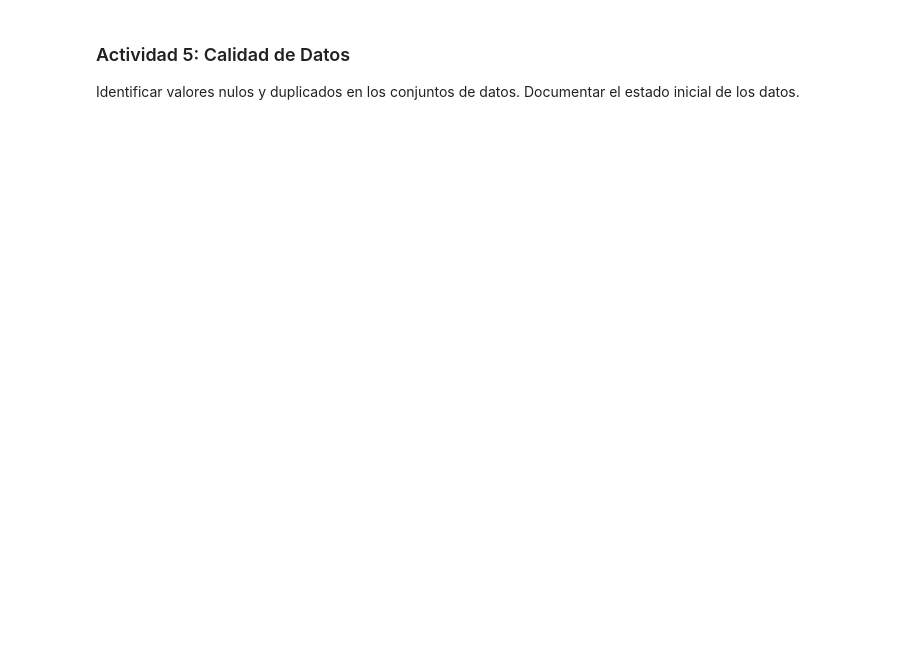
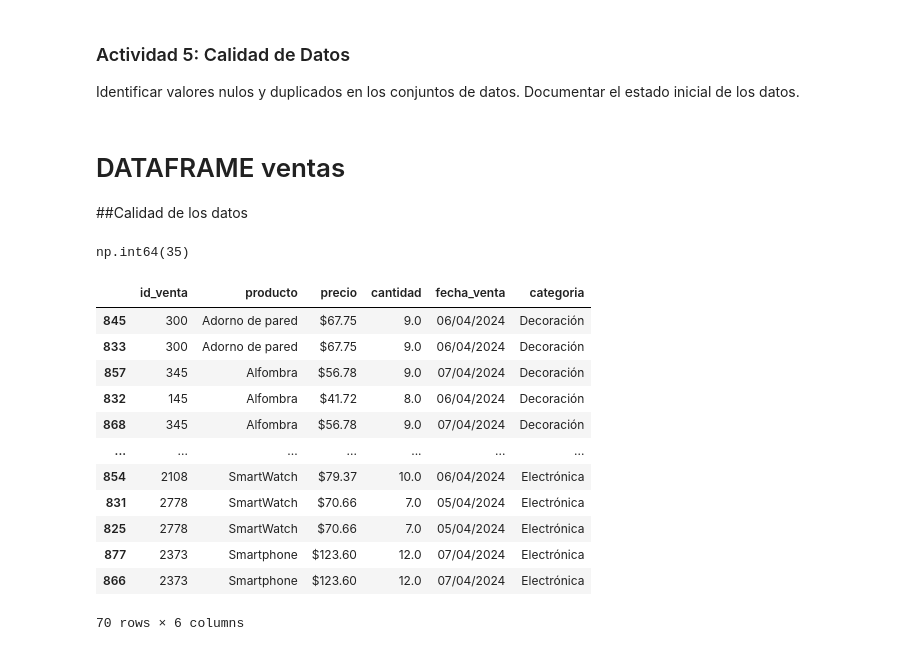
Before and after one commit to VASUDEVAKAMASWAMI/TT-2C2025-Data-Analitycs-Notebooks, a Jupyter notebook: pre_entrega.ipynb, the cells around one changed output. Cells and saved outputs as stored; diff of their text form; code cells hidden in the pictures; blank space fills up the shorter version.

```diff
--- a/pre_entrega.ipynb
+++ b/pre_entrega.ipynb
@@ -202,3 +373,29 @@ df_marketing["producto"].unique()
 ### Actividad 5: Calidad de Datos
 
 Identificar valores nulos y duplicados en los conjuntos de datos. Documentar el estado inicial de los datos.
+# %% [markdown]
+# DATAFRAME ventas
+##Calidad de los datos
+# %%
+# Buscamos registros duplicados
+df_ventas.duplicated().sum()
+# %% [output]
+np.int64(35)
+# %%
+# Visualizamos los duplicados
+# keep: 'first', 'last', False
+df_ventas[df_ventas.duplicated(keep=False)].sort_values(by="producto")
+# %% [output]
+|  | id_venta | producto | precio | cantidad | fecha_venta | categoria |
+| 845 | 300 | Adorno de pared | $67.75 | 9.0 | 06/04/2024 | Decoración |
+| 833 | 300 | Adorno de pared | $67.75 | 9.0 | 06/04/2024 | Decoración |
+| 857 | 345 | Alfombra | $56.78 | 9.0 | 07/04/2024 | Decoración |
+| 832 | 145 | Alfombra | $41.72 | 8.0 | 06/04/2024 | Decoración |
+| 868 | 345 | Alfombra | $56.78 | 9.0 | 07/04/2024 | Decoración |
+| ... | ... | ... | ... | ... | ... | ... |
+| 854 | 2108 | SmartWatch | $79.37 | 10.0 | 06/04/2024 | Electrónica |
+| 831 | 2778 | SmartWatch | $70.66 | 7.0 | 05/04/2024 | Electrónica |
+| 825 | 2778 | SmartWatch | $70.66 | 7.0 | 05/04/2024 | Electrónica |
+| 877 | 2373 | Smartphone | $123.60 | 12.0 | 07/04/2024 | Electrónica |
+| 866 | 2373 | Smartphone | $123.60 | 12.0 | 07/04/2024 | Electrónica |
+70 rows × 6 columns
```
Also changed, not shown: parts of 95 cells of this notebook.
